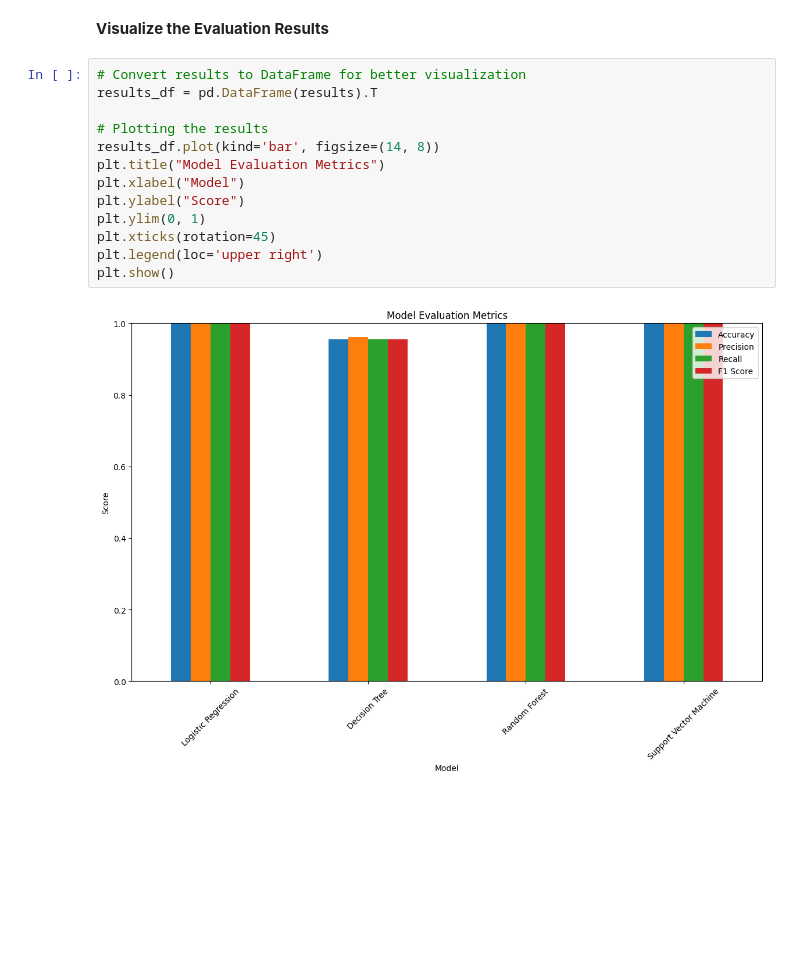
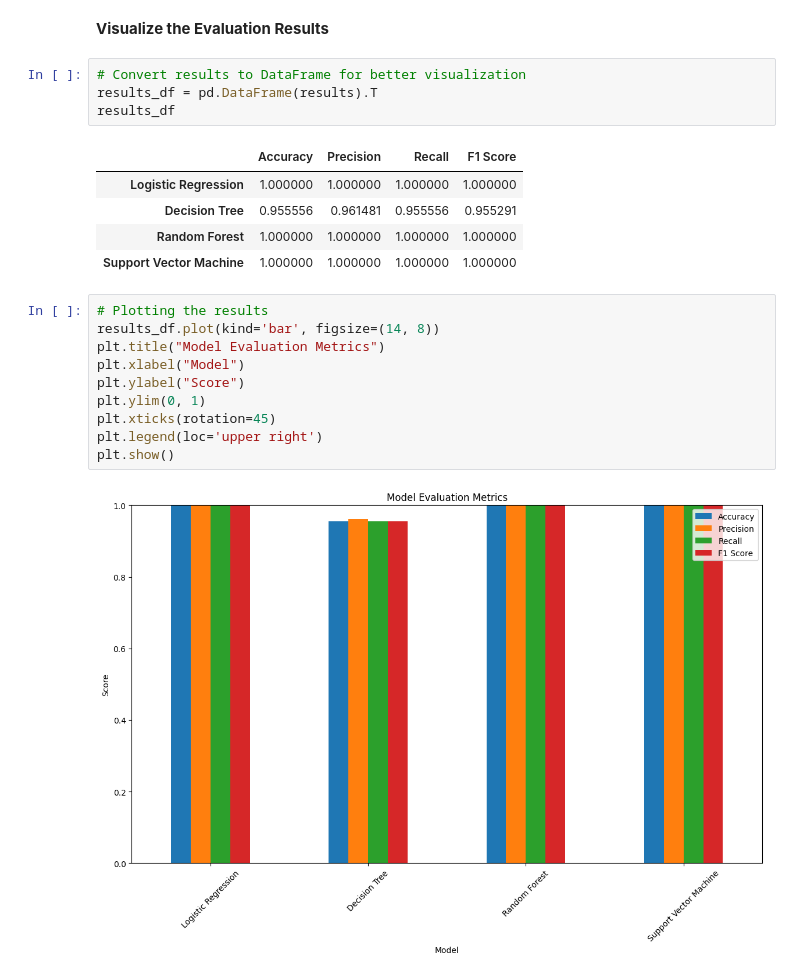
Before and after one commit to A-Roopa/CodeTechTask-2, a Jupyter notebook: PREDICTIVE_MODELING_WITH_CLASSIFICATION_.ipynb, the cells around one changed output. Drawn from its saved outputs; the diff is of its cells as text; blank space fills up the shorter version.

```diff
--- a/PREDICTIVE_MODELING_WITH_CLASSIFICATION_.ipynb
+++ b/PREDICTIVE_MODELING_WITH_CLASSIFICATION_.ipynb
@@ -216,10 +216,17 @@ array(['versicolor', 'setosa', 'virginica', 'versicolor', 'versicolor',
        'versicolor', 'setosa', 'setosa'], dtype=object)
 # %% [markdown]
 **Visualize the Evaluation Results**
+# %%
+# Convert results to DataFrame for better visualization
+results_df = pd.DataFrame(results).T
+results_df
+# %% [output]
+|  | Accuracy | Precision | Recall | F1 Score |
+| Logistic Regression | 1.000000 | 1.000000 | 1.000000 | 1.000000 |
+| Decision Tree | 0.955556 | 0.961481 | 0.955556 | 0.955291 |
+| Random Forest | 1.000000 | 1.000000 | 1.000000 | 1.000000 |
+| Support Vector Machine | 1.000000 | 1.000000 | 1.000000 | 1.000000 |
 # %%
-# Convert results to DataFrame for better visualization
-results_df = pd.DataFrame(results).T
-
 # Plotting the results
 results_df.plot(kind='bar', figsize=(14, 8))
 plt.title("Model Evaluation Metrics")
```
